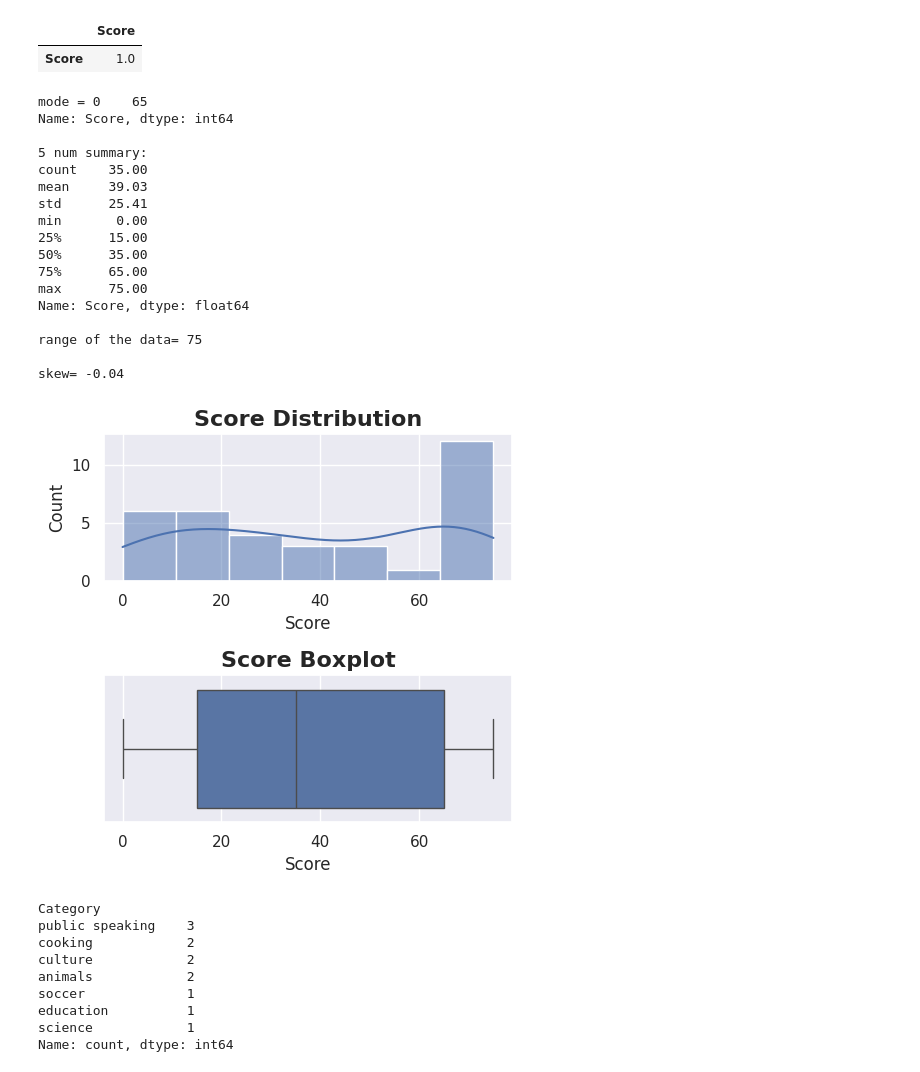
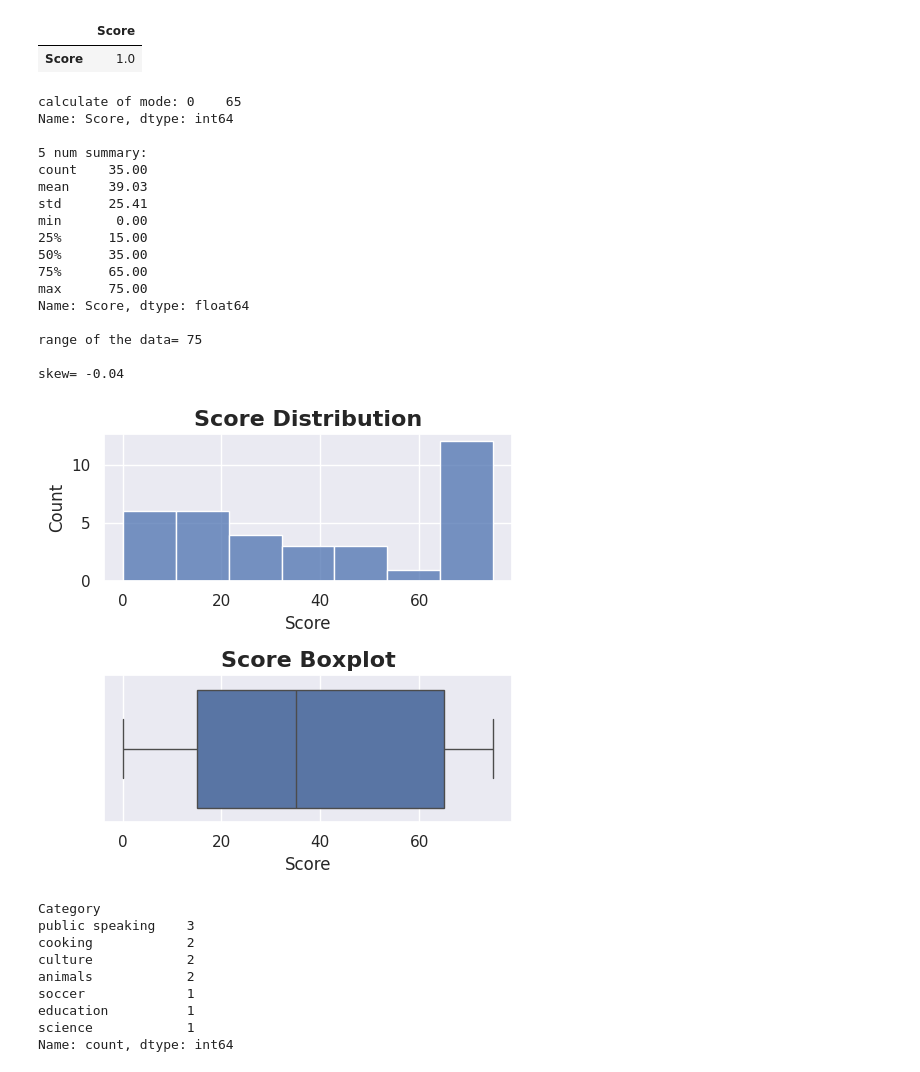
Before and after one commit to AhmAnwar/accenture_virtual_experience_VE_by_Forage, a Jupyter notebook: accenture-virtual-experience-ve-by-forage.ipynb, the cells around one changed output. Cells and saved outputs as stored; diff of their text form; code cells hidden in the pictures.

```diff
--- a/accenture-virtual-experience-ve-by-forage.ipynb
+++ b/accenture-virtual-experience-ve-by-forage.ipynb
@@ -233,7 +233,7 @@ df.corr(numeric_only= True)
 # Measure of shape in histgram dig.
 # Outliers
 
-print(f"mode = {df['Score'].mode()}\n")
+print(f"calculate of mode: {df['Score'].mode()}\n")
 
 print(f"5 num summary:\n{df['Score'].describe().round(2)}\n")
 
@@ -241,7 +241,7 @@ print(f"range of the data= {df['Score'].max() - df['Score'].min()}\n")
 
 print(f"skew= {df['Score'].skew().round(2)}")
 # %% [output]
-mode = 0    65
+calculate of mode: 0    65
 Name: Score, dtype: int64
 
 5 num summary:
@@ -261,23 +261,22 @@ skew= -0.04
 # %%
 # visualizing data
 
 plt.figure(figsize= (5, 5))
 
 plt.subplot(2, 1, 1)
 sns.histplot(data= df,
              x= 'Score',
-             bins= 'auto',
-             kde= True)
+             bins= 'auto')
 plt.title('Score Distribution', fontdict= {'size': 16, 'weight': 'bold'})
 
 
 plt.subplot(2, 1, 2)
 sns.boxplot(data= df,
             x= 'Score')
 plt.title('Score Boxplot', fontdict= {'size': 16, 'weight': 'bold'})
 
 plt.tight_layout()
 plt.show()
 # %% [output]
-[figure, old version]
+[figure, new version]
 # %%
```
Also changed, not shown: parts of 5 cells of this notebook.
